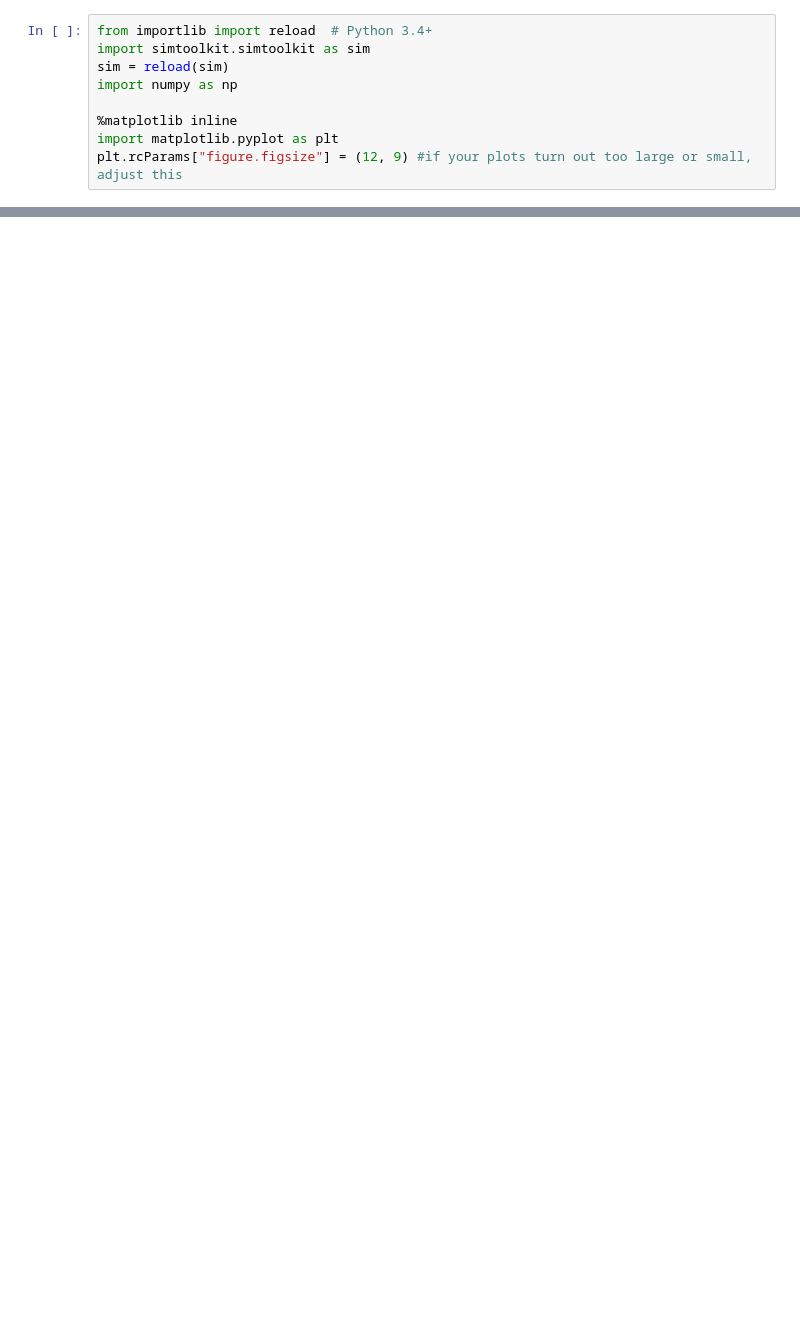
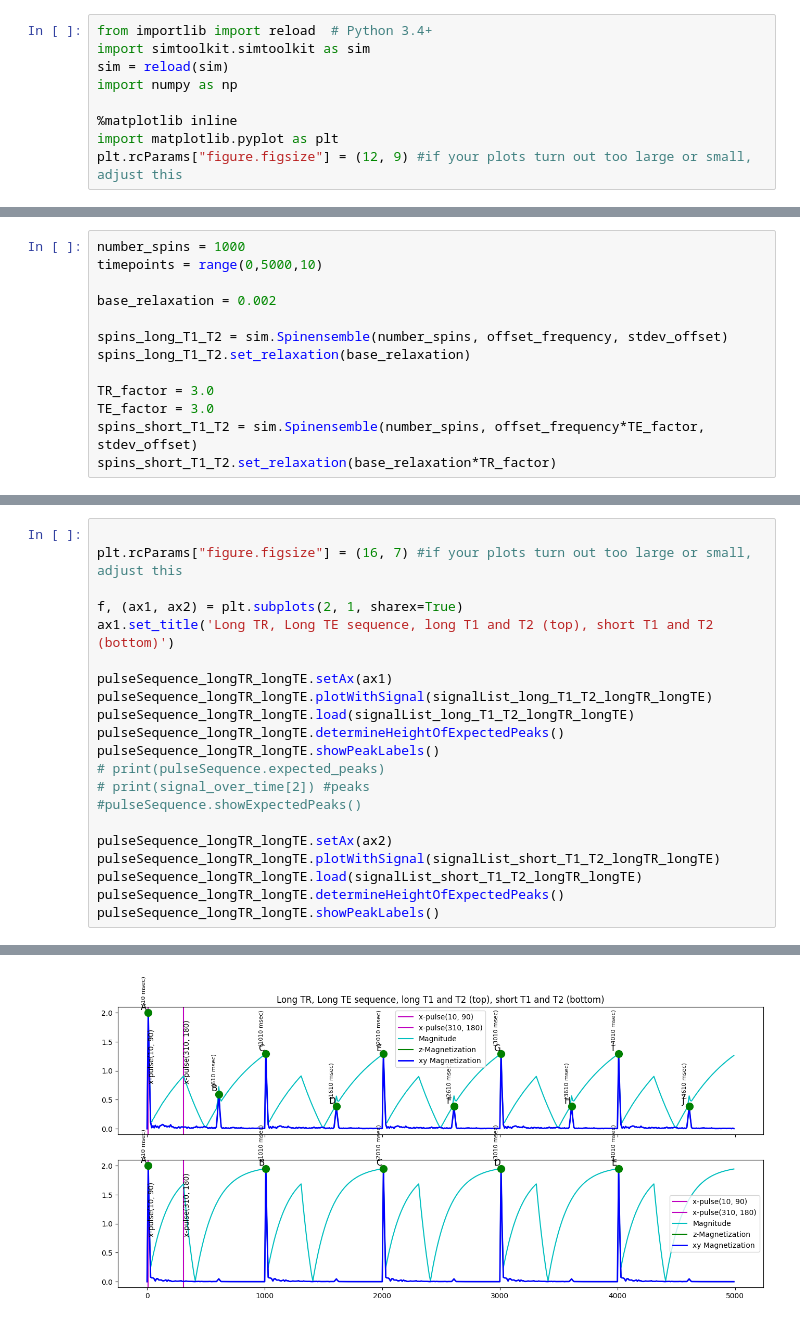
Before and after one commit to dbonekamp/spin_simulation, a Jupyter notebook: spin_simulation/relaxation.ipynb, the cells around one changed output, grey strips where cells are left out. Drawn from its saved outputs; the diff is of its cells as text; blank space fills up the shorter version.

```diff
--- a/spin_simulation/relaxation.ipynb
+++ b/spin_simulation/relaxation.ipynb
@@ -71 +40,14 @@ signal[1]
+# %%
+number_spins = 1000
+timepoints = range(0,5000,10)
+
+base_relaxation = 0.002
+
+spins_long_T1_T2 = sim.Spinensemble(number_spins, offset_frequency, stdev_offset)
+spins_long_T1_T2.set_relaxation(base_relaxation)
+
+TR_factor = 3.0
+TE_factor = 3.0
+spins_short_T1_T2 = sim.Spinensemble(number_spins, offset_frequency*TE_factor, stdev_offset)
+spins_short_T1_T2.set_relaxation(base_relaxation*TR_factor)
 # %%
@@ -103,0 +104,22 @@ applying invert(300)
+# %%
+
+plt.rcParams["figure.figsize"] = (16, 7) #if your plots turn out too large or small, adjust this
+
+f, (ax1, ax2) = plt.subplots(2, 1, sharex=True)
+ax1.set_title('Long TR, Long TE sequence, long T1 and T2 (top), short T1 and T2 (bottom)')
+
+pulseSequence_longTR_longTE.setAx(ax1)
+pulseSequence_longTR_longTE.plotWithSignal(signalList_long_T1_T2_longTR_longTE)
+pulseSequence_longTR_longTE.load(signalList_long_T1_T2_longTR_longTE)
+pulseSequence_longTR_longTE.determineHeightOfExpectedPeaks()
+pulseSequence_longTR_longTE.showPeakLabels()
+# print(pulseSequence.expected_peaks)
+# print(signal_over_time[2]) #peaks
+#pulseSequence.showExpectedPeaks()
+
+pulseSequence_longTR_longTE.setAx(ax2)
+pulseSequence_longTR_longTE.plotWithSignal(signalList_short_T1_T2_longTR_longTE)
+pulseSequence_longTR_longTE.load(signalList_short_T1_T2_longTR_longTE)
+pulseSequence_longTR_longTE.determineHeightOfExpectedPeaks()
+pulseSequence_longTR_longTE.showPeakLabels()
+# %% [output]
@@ -103,0 +143 @@ applying invert(300)
+[figure, added]
```
Also changed, not shown: parts of 6 cells of this notebook, 1 other file.
